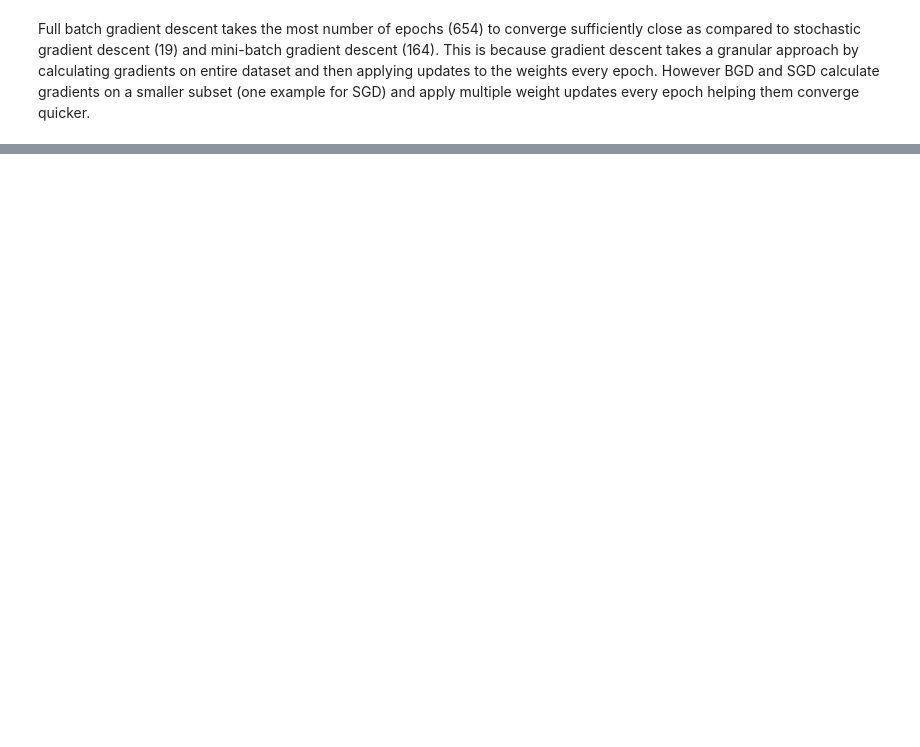
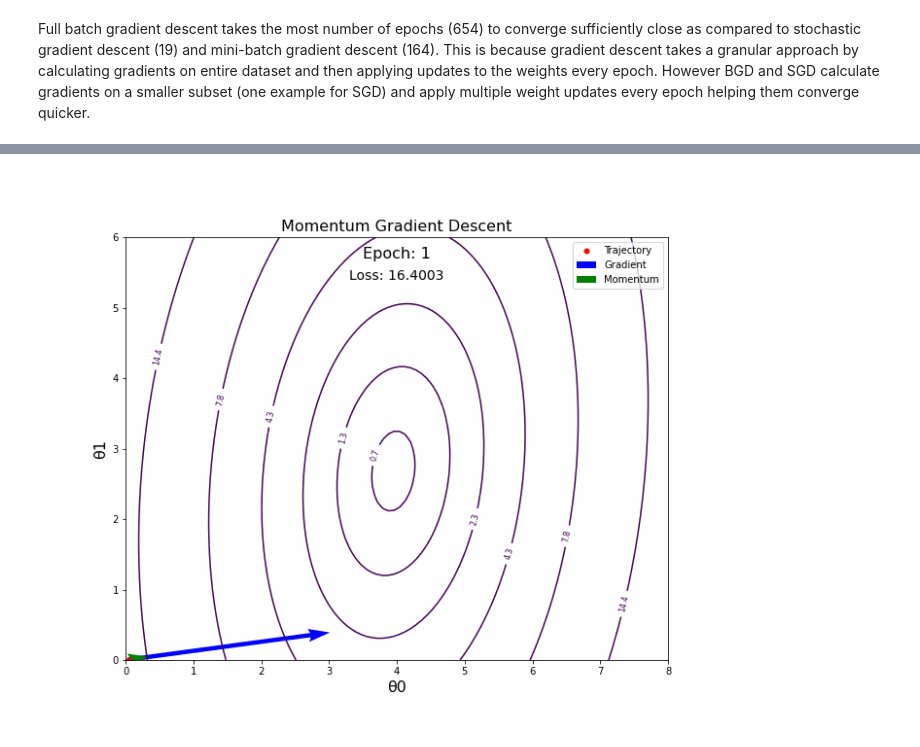
Before and after one commit to abhinauu/es335-24-fall-assignment-2, a Jupyter notebook: main.ipynb, the cells around one changed output, grey strips where cells are left out. Cells and saved outputs as stored; diff of their text form; code cells hidden in the pictures; blank space fills up the shorter version.

```diff
--- a/main.ipynb
+++ b/main.ipynb
@@ -243,0 +330,5 @@ Text(0, 0.5, 'Loss')
+# %%
+from IPython.display import Image
+Image(filename='momentum_gradient_descent.gif')
+# %% [output]
+[figure, added]
```
Also changed, not shown: parts of 9 cells of this notebook, 2 other files.
